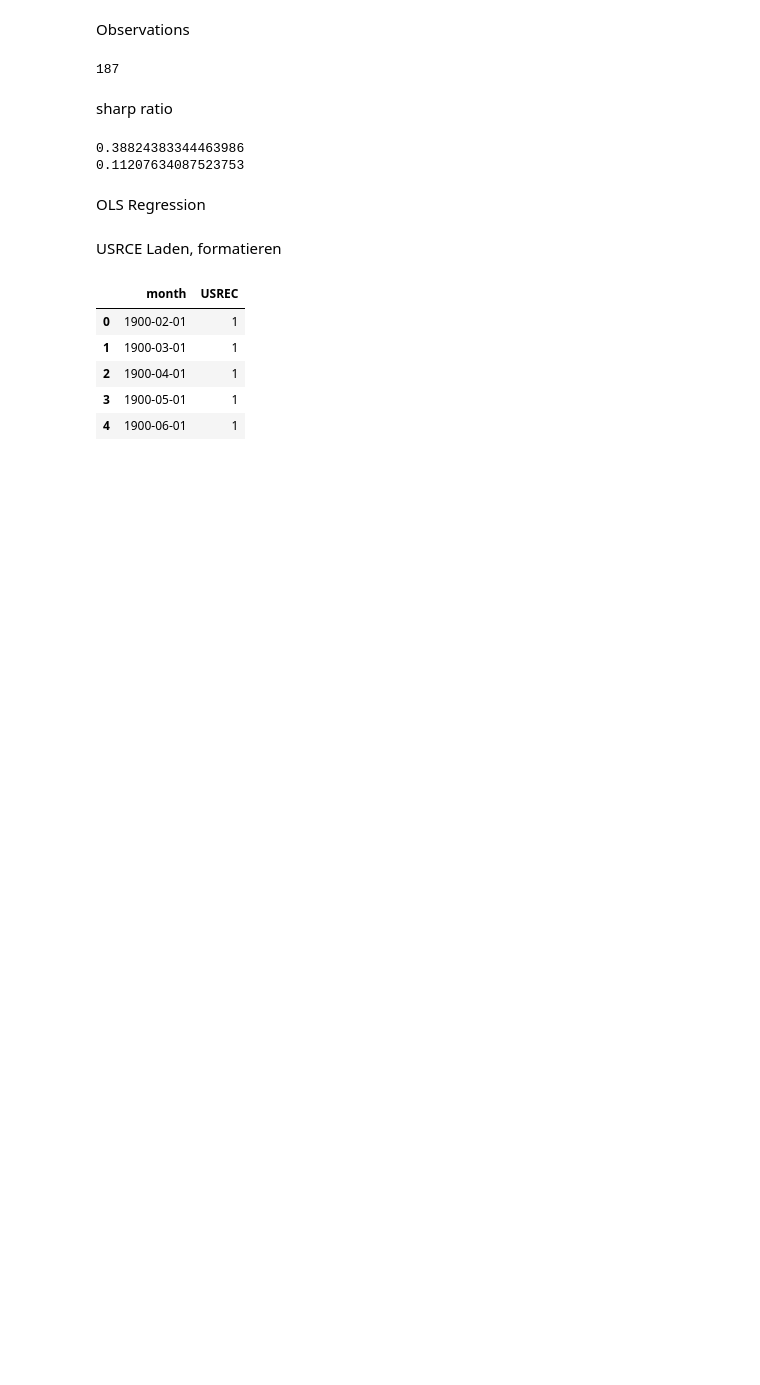
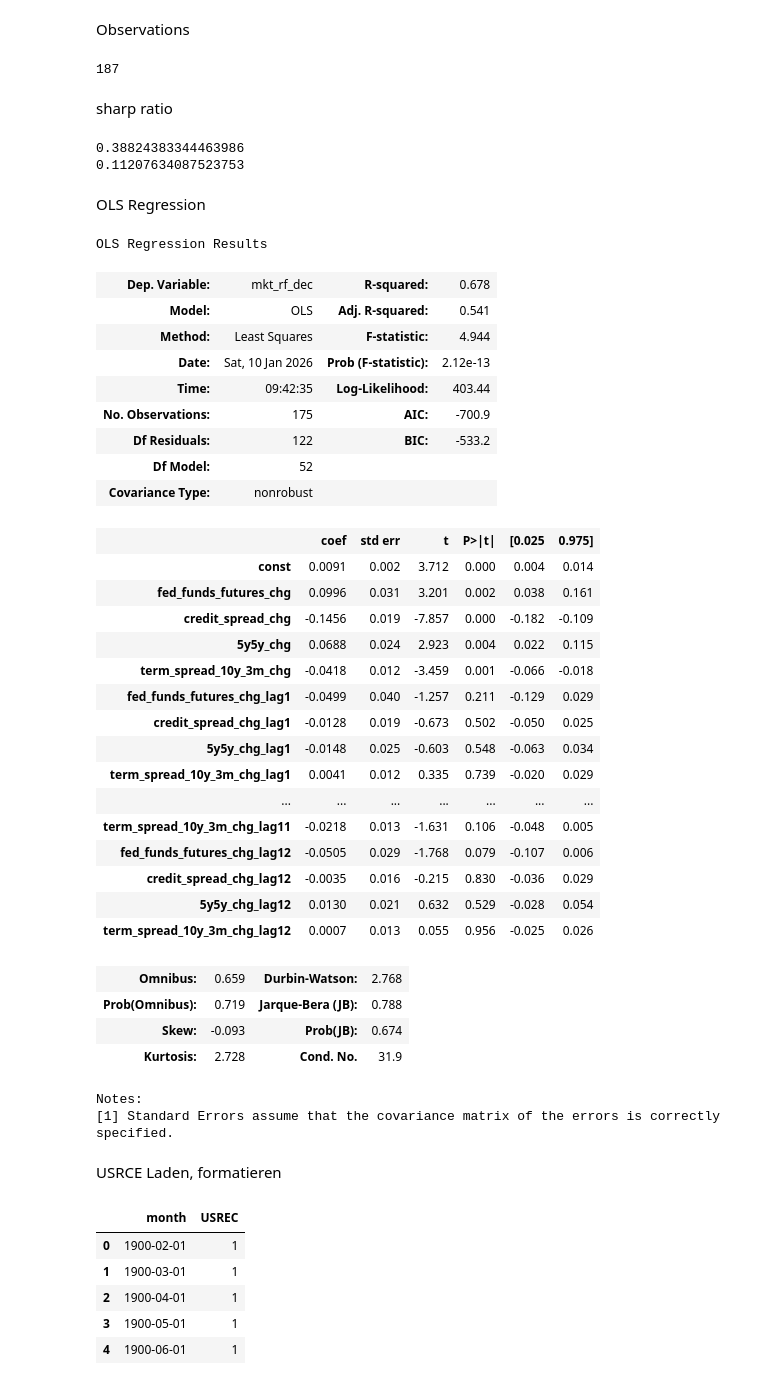
Before and after one commit to Teufelsfrucht17/EcoSecontry, a Jupyter notebook: KLdavor/vorbereitung KL.ipynb, the cells around one changed output. Drawn from its saved outputs; the diff is of its cells as text; code cells hidden in the pictures; blank space fills up the shorter version.

```diff
--- a/KLdavor/vorbereitung KL.ipynb
+++ b/KLdavor/vorbereitung KL.ipynb
@@ -225,7 +225,63 @@ print(sharpe_ratio)
 # %% [markdown]
 OLS Regression
 # %%
-# see last cell for OLS regression
+predictors = [
+    "fed_funds_futures_chg",
+    "credit_spread_chg",
+    "5y5y_chg",
+    "term_spread_10y_3m_chg",
+]
+max_lag = 12
+
+X_current = merge[predictors]
+lagged_blocks = [X_current]
+for lag in range(1, max_lag + 1):
+    lagged_block = X_current.shift(lag)
+    lagged_block.columns = [f"{col}_lag{lag}" for col in predictors]
+    lagged_blocks.append(lagged_block)
+
+X_full = pd.concat(lagged_blocks, axis=1)
+regression_df = pd.concat([merge[["mkt_rf_dec"]], X_full], axis=1).dropna()
+
+Y = regression_df["mkt_rf_dec"]
+X = regression_df.drop(columns="mkt_rf_dec")
+
+X = sm.add_constant(X)
+model = sm.OLS(Y, X).fit()
+model.summary()
+# %% [output]
+OLS Regression Results
+| Dep. Variable: | mkt_rf_dec | R-squared: | 0.678 |
+| Model: | OLS | Adj. R-squared: | 0.541 |
+| Method: | Least Squares | F-statistic: | 4.944 |
+| Date: | Sat, 10 Jan 2026 | Prob (F-statistic): | 2.12e-13 |
+| Time: | 09:42:35 | Log-Likelihood: | 403.44 |
+| No. Observations: | 175 | AIC: | -700.9 |
+| Df Residuals: | 122 | BIC: | -533.2 |
+| Df Model: | 52 |  |  |
+| Covariance Type: | nonrobust |  |  |
+|  | coef | std err | t | P>|t| | [0.025 | 0.975] |
+| const | 0.0091 | 0.002 | 3.712 | 0.000 | 0.004 | 0.014 |
+| fed_funds_futures_chg | 0.0996 | 0.031 | 3.201 | 0.002 | 0.038 | 0.161 |
+| credit_spread_chg | -0.1456 | 0.019 | -7.857 | 0.000 | -0.182 | -0.109 |
+| 5y5y_chg | 0.0688 | 0.024 | 2.923 | 0.004 | 0.022 | 0.115 |
+| term_spread_10y_3m_chg | -0.0418 | 0.012 | -3.459 | 0.001 | -0.066 | -0.018 |
+| fed_funds_futures_chg_lag1 | -0.0499 | 0.040 | -1.257 | 0.211 | -0.129 | 0.029 |
+| credit_spread_chg_lag1 | -0.0128 | 0.019 | -0.673 | 0.502 | -0.050 | 0.025 |
+| 5y5y_chg_lag1 | -0.0148 | 0.025 | -0.603 | 0.548 | -0.063 | 0.034 |
+| term_spread_10y_3m_chg_lag1 | 0.0041 | 0.012 | 0.335 | 0.739 | -0.020 | 0.029 |
+| ... | ... | ... | ... | ... | ... | ... |
+| term_spread_10y_3m_chg_lag11 | -0.0218 | 0.013 | -1.631 | 0.106 | -0.048 | 0.005 |
+| fed_funds_futures_chg_lag12 | -0.0505 | 0.029 | -1.768 | 0.079 | -0.107 | 0.006 |
+| credit_spread_chg_lag12 | -0.0035 | 0.016 | -0.215 | 0.830 | -0.036 | 0.029 |
+| 5y5y_chg_lag12 | 0.0130 | 0.021 | 0.632 | 0.529 | -0.028 | 0.054 |
+| term_spread_10y_3m_chg_lag12 | 0.0007 | 0.013 | 0.055 | 0.956 | -0.025 | 0.026 |
+| Omnibus: | 0.659 | Durbin-Watson: | 2.768 |
+| Prob(Omnibus): | 0.719 | Jarque-Bera (JB): | 0.788 |
+| Skew: | -0.093 | Prob(JB): | 0.674 |
+| Kurtosis: | 2.728 | Cond. No. | 31.9 |
+Notes:
+[1] Standard Errors assume that the covariance matrix of the errors is correctly specified.
 # %% [markdown]
 USRCE Laden, formatieren
 # %%
```
Also changed, not shown: parts of 1 cell of this notebook.
